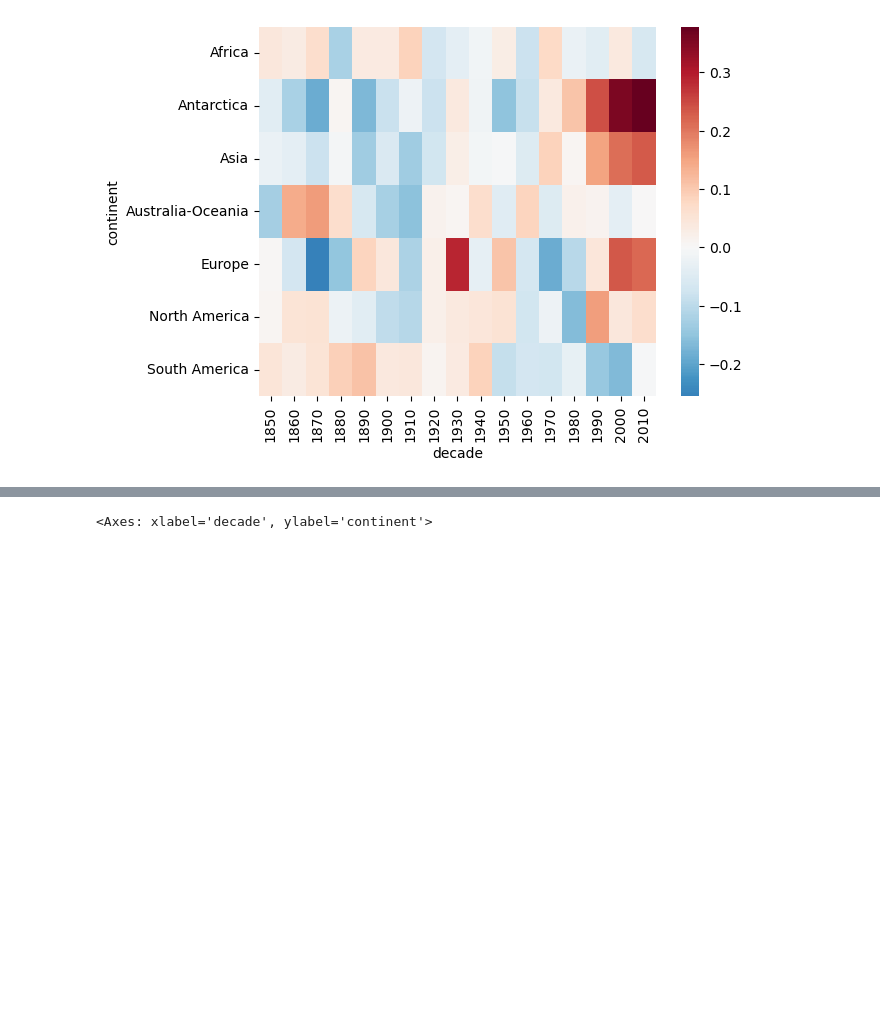
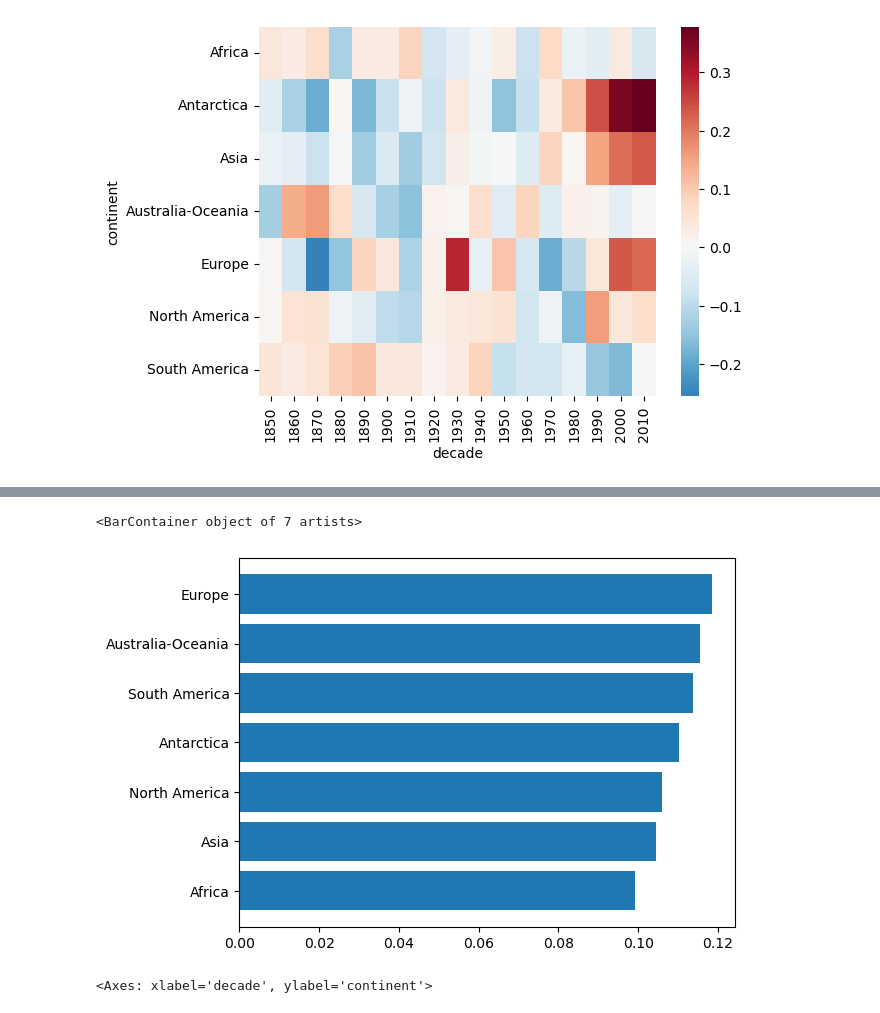
Before and after one commit to pemam238/DSC-106-Project-4, a Jupyter notebook: notebooks/boy.ipynb, the cells around one changed output, grey strips where cells are left out. Cells and saved outputs as stored; diff of their text form; code cells hidden in the pictures; blank space fills up the shorter version.

```diff
--- a/notebooks/boy.ipynb
+++ b/notebooks/boy.ipynb
@@ -208,3 +387,32 @@ See the caveats in the documentation: https://pandas.pydata.org/pandas-docs/stab
+# %%
+baseline_spi = (
+    historical
+    .groupby("continent")
+    .agg(avg_spi=("mean_spi", "mean"))
+    .sort_values("avg_spi")
+)
+
+continent_baseline = (
+    historical
+    .groupby("continent")
+    .agg(
+        avg_drought=("pct_drought","mean")
+    )
+    .sort_values("avg_drought")
+)
+continent_baseline
+plt.barh(continent_baseline.index, continent_baseline['avg_drought'])
+
+# # Add titles and axis labels
+# plt.title('Simple Horizontal Bar Chart')
+# plt.xlabel('Values')
+# plt.ylabel('Categories')
+
+# # Display the graph
+# plt.show()
+# %% [output]
+<BarContainer object of 7 artists>
+[figure, added]
 # %%
 spi_change = (
     heat_spi.diff(axis=1)
```
Also changed, not shown: parts of 6 cells of this notebook, 4 other files.
